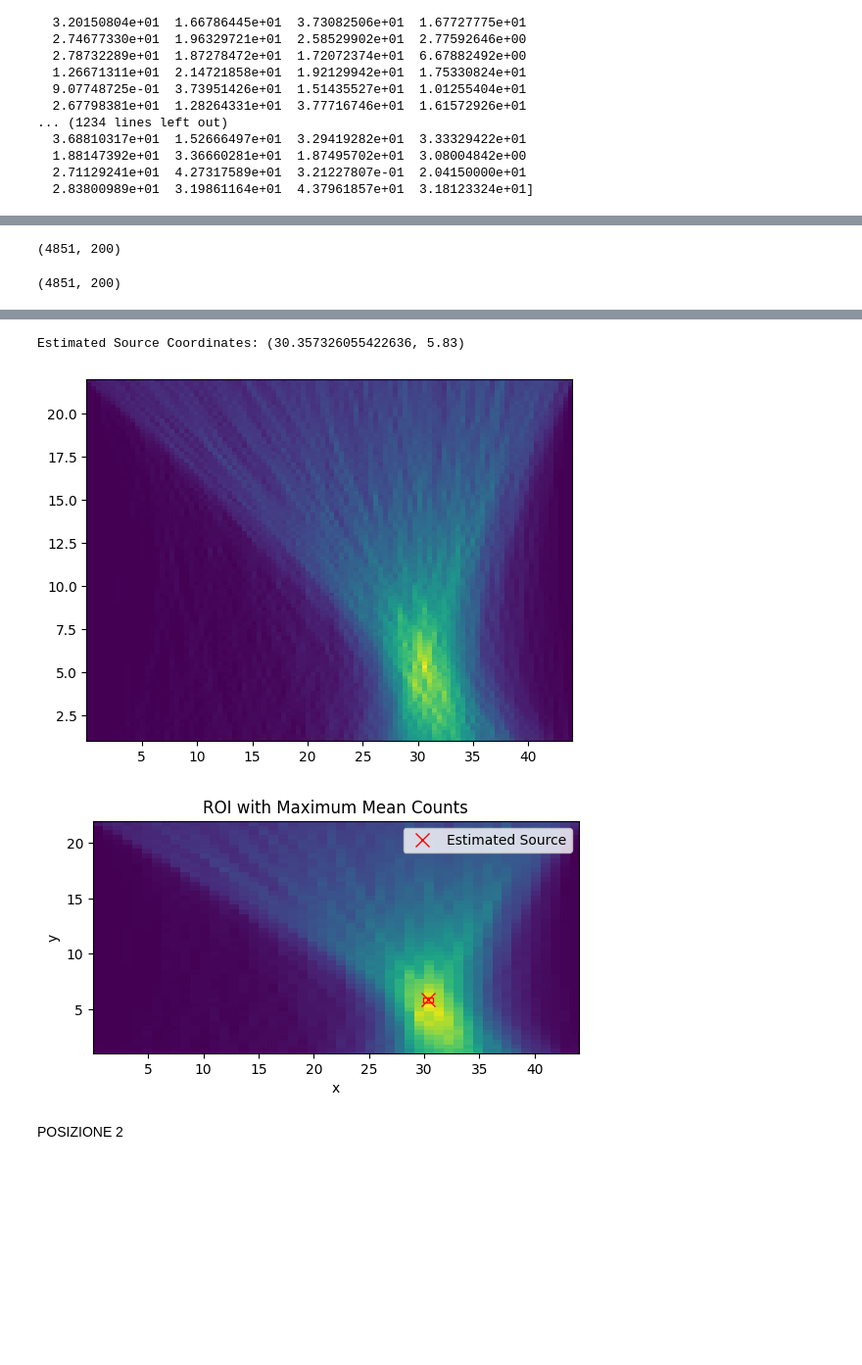
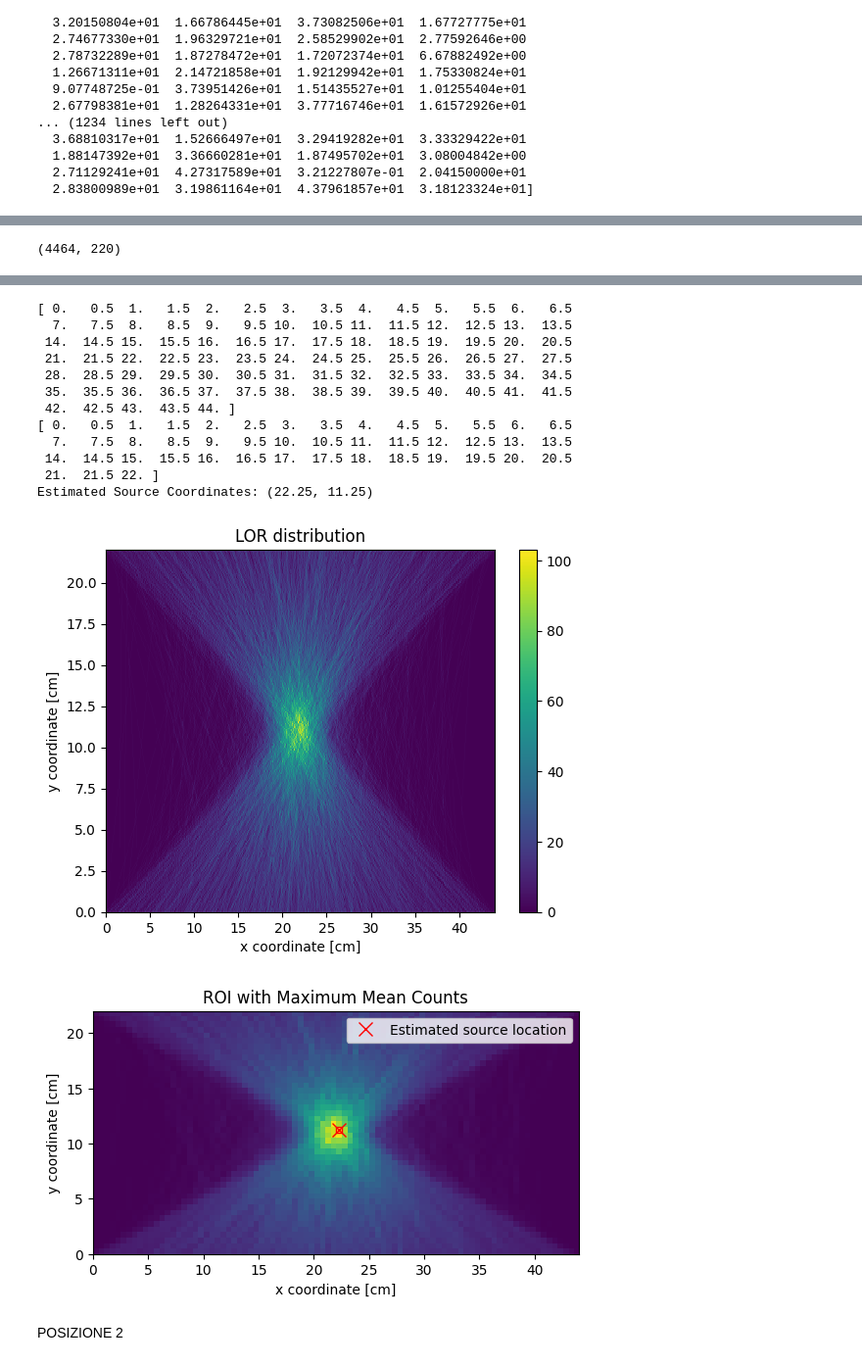
Before and after one commit to francescouni0/FisMedLab, a Jupyter notebook: Plastici/Acquisizione Na-22 Esperienza Scintillatori-20230427T155444Z-001/Acquisizione Na-22 Esperienza Scintillatori/posLOR.ipynb, the cells around one changed output, grey strips where cells are left out. Shown at 98% size. Drawn from its saved outputs; the diff is of its cells as text; code cells hidden in the pictures; blank space fills up the shorter version.

```diff
--- a/Plastici/Acquisizione Na-22 Esperienza Scintillatori-20230427T155444Z-001/Acquisizione Na-22 Esperienza Scintillatori/posLOR.ipynb
+++ b/Plastici/Acquisizione Na-22 Esperienza Scintillatori-20230427T155444Z-001/Acquisizione Na-22 Esperienza Scintillatori/posLOR.ipynb
@@ -107,7 +108,7 @@ plt.show()
 from shapely.geometry import LineString
 from shapely import get_x
 
-y=np.linspace(1,22,200)
+y=np.linspace(0,22,220)
 distry=np.zeros((len(x2_filtered),len(y)))
 print(np.shape(distry))
 for j in range(len(y)):
@@ -117,13 +118,11 @@ for j in range(len(y)):
        x=get_x((line1.intersection(line2)))
        distry[i,j]=x
 # %% [output]
-(4851, 200)
+(4464, 220)
 # %%
 print(np.shape(distry))
-# %% [output]
-(4851, 200)
 # %%
-y = np.linspace(1,22,distry.shape[1])
+y = np.linspace(0,22,distry.shape[1])
 
 x_flattened = distry.flatten()
 y_flattened = np.tile(y, distry.shape[0])
@@ -132,7 +131,7 @@ mask = ~np.isnan(x_flattened)
 x_filtered1 = x_flattened[mask]
 y_filtered1 = y_flattened[mask]
 
-plt.hist2d(x_filtered1, y_filtered1, bins=100, cmap='viridis')
+plt.hist2d(x_filtered1, y_filtered1, bins=[440,220], cmap='viridis')
 
 plt.colorbar()
 
@@ -143,11 +142,14 @@ plt.show()
 
 
 # Step 1: Define the number of bins and spatial resolution
-num_bins = 100
+num_bins = [440,220]
 spatial_resolution = 1 # Assuming unit spatial resolution for now
 
 # Step 2: Create 2D histogram using plt.hist2d
-histogram, xedges, yedges, _ = plt.hist2d(x_filtered1, y_filtered1, bins=num_bins, cmap='viridis')
+histogram, xedges, yedges, _ = plt.hist2d(x_filtered1, y_filtered1, bins=num_bins, range=[[0, 44], [0, 22]], cmap='viridis')
+plt.colorbar()
+plt.xlabel('x coordinate [cm]')
+plt.ylabel('y coordinate [cm]')
 
 # Step 3: Calculate the mean counts for each bin
 bin_counts = histogram.flatten()
@@ -158,16 +160,25 @@ mean_counts = bin_counts / np.sum(bin_counts)
 mean_counts = mean_counts.reshape(histogram.shape)
 
 # Step 5: Define the ROI bins
-x_min = np.min(x_filtered1)
-x_max = np.max(x_filtered1)
-y_min = np.min(y_filtered1)
-y_max = np.max(y_filtered1)
-roi_num_bins = 50  # Number of bins for the ROI
-roi_xbins = np.linspace(x_min, x_max, roi_num_bins + 1)
-roi_ybins = np.linspace(y_min, y_max, roi_num_bins + 1)
+#x_min = np.min(x_filtered1)
+x_min = 0
+#x_max = np.max(x_filtered1)
+x_max = 44
+#y_min = np.min(y_filtered1)
+y_min = 0
+#y_max = np.max(y_filtered1)
+y_max = 22
+
+#roi_num_bins = [44,22]  # Number of bins for the ROI
+roi_num_bins_x = 88
+roi_num_bins_y = 44
+roi_xbins = np.linspace(x_min, x_max, roi_num_bins_x + 1)
+roi_ybins = np.linspace(y_min, y_max, roi_num_bins_y + 1)
 
 # Step 6: Calculate the histogram for each ROI
-roi_histogram, _, _ = np.histogram2d(x_filtered1, y_filtered1, bins=[roi_xbins, roi_ybins])
+plt.figure
+roi_histogram, _, _ = np.histogram2d(x_filtered1, y_filtered1, bins=[roi_xbins, roi_ybins], range=[[0, 44], [0, 22]])
+plt.title('LOR distribution')
 
 # Step 7: Calculate the mean counts for each ROI
 roi_counts = np.sum(roi_histogram)
@@ -194,10 +205,10 @@ rect = plt.Rectangle((roi_xbins[i], roi_ybins[j]), np.diff(roi_xbins)[0], np.dif
 plt.gca().add_patch(rect)
 
 # Plot the estimated source coordinates
-plt.plot(x_coord, y_coord, 'rx', markersize=10, label='Estimated Source')
+plt.plot(x_coord, y_coord, 'rx', markersize=10, label='Estimated source location')
 
-plt.xlabel('x')
-plt.ylabel('y')
+plt.xlabel('x coordinate [cm]')
+plt.ylabel('y coordinate [cm]')
 plt.title('ROI with Maximum Mean Counts')
 plt.legend()
 plt.show()
@@ -206,6 +217,17 @@ plt.show()
-Estimated Source Coordinates: (30.357326055422636, 5.83)
+[ 0.   0.5  1.   1.5  2.   2.5  3.   3.5  4.   4.5  5.   5.5  6.   6.5
+  7.   7.5  8.   8.5  9.   9.5 10.  10.5 11.  11.5 12.  12.5 13.  13.5
+ 14.  14.5 15.  15.5 16.  16.5 17.  17.5 18.  18.5 19.  19.5 20.  20.5
+ 21.  21.5 22.  22.5 23.  23.5 24.  24.5 25.  25.5 26.  26.5 27.  27.5
+ 28.  28.5 29.  29.5 30.  30.5 31.  31.5 32.  32.5 33.  33.5 34.  34.5
+ 35.  35.5 36.  36.5 37.  37.5 38.  38.5 39.  39.5 40.  40.5 41.  41.5
+ 42.  42.5 43.  43.5 44. ]
+[ 0.   0.5  1.   1.5  2.   2.5  3.   3.5  4.   4.5  5.   5.5  6.   6.5
+  7.   7.5  8.   8.5  9.   9.5 10.  10.5 11.  11.5 12.  12.5 13.  13.5
+ 14.  14.5 15.  15.5 16.  16.5 17.  17.5 18.  18.5 19.  19.5 20.  20.5
+ 21.  21.5 22. ]
+Estimated Source Coordinates: (22.25, 11.25)
-[figure, old version]
+[figure, new version]
-[figure, old version]
+[figure, new version]
 # %% [markdown]
 POSIZIONE 2
 # %%
```
Also changed, not shown: parts of 8 cells of this notebook.
